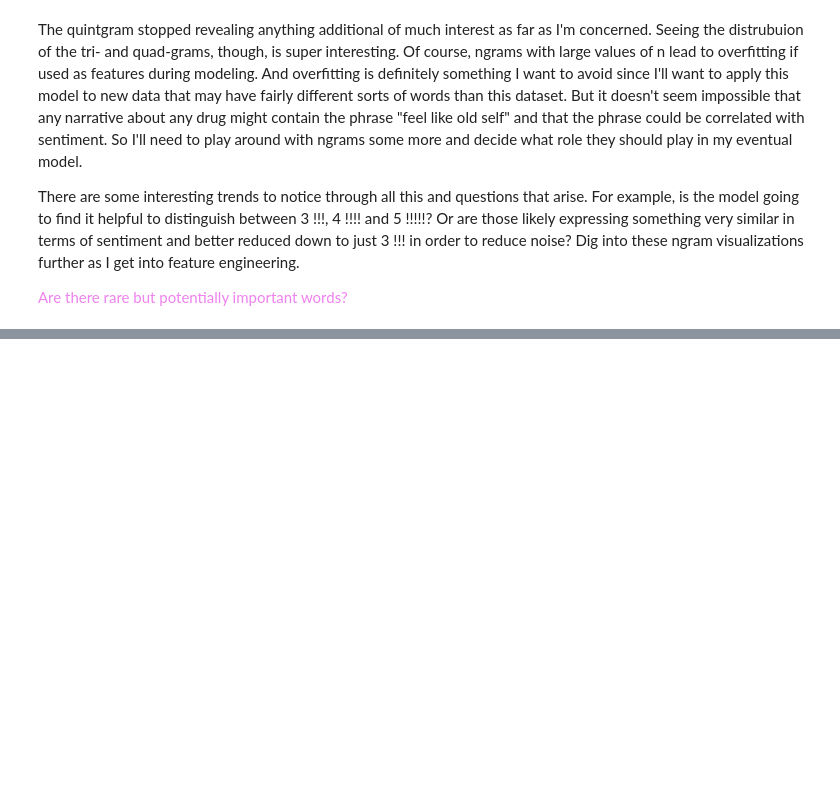
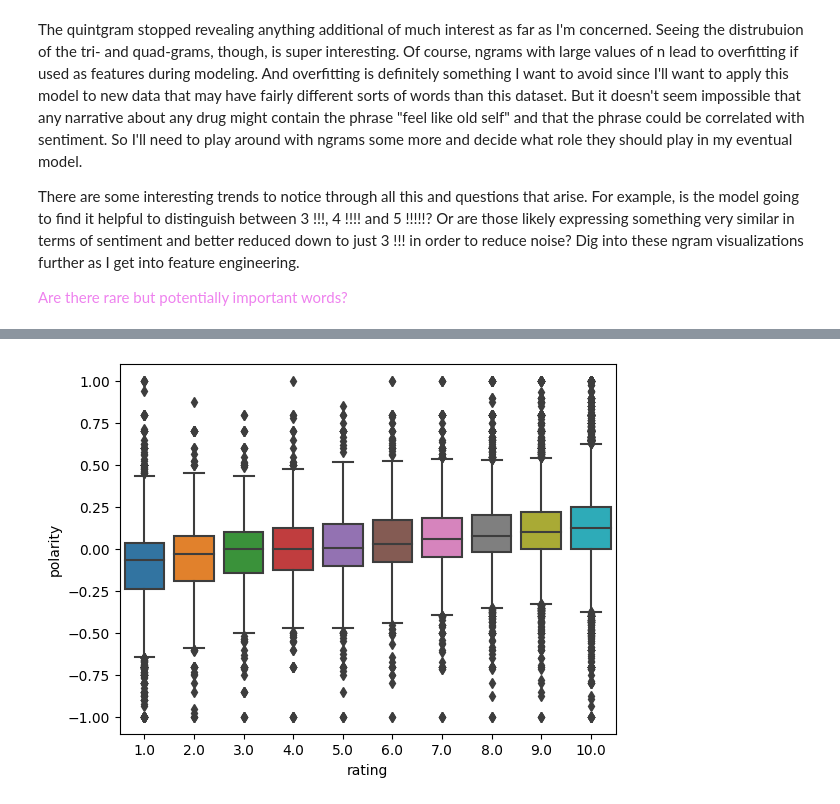
Before and after one commit to fractaldatalearning/psychedelic_efficacy, a Jupyter notebook: notebooks/5-kl-studies-lang-eda-preprocess.ipynb, the cells around one changed output, grey strips where cells are left out. Cells and saved outputs as stored; diff of their text form; code cells hidden in the pictures; blank space fills up the shorter version.

```diff
--- a/notebooks/5-kl-studies-lang-eda-preprocess.ipynb
+++ b/notebooks/5-kl-studies-lang-eda-preprocess.ipynb
@@ -228,0 +500,5 @@ I used these resources as references for some of the code in this notebook and w
+# %%
+sns.boxplot(data=df, x='rating', y='polarity')
+plt.show()
+# %% [output]
+[figure, added]
```
Also changed, not shown: parts of 46 cells of this notebook, 2 other files.
